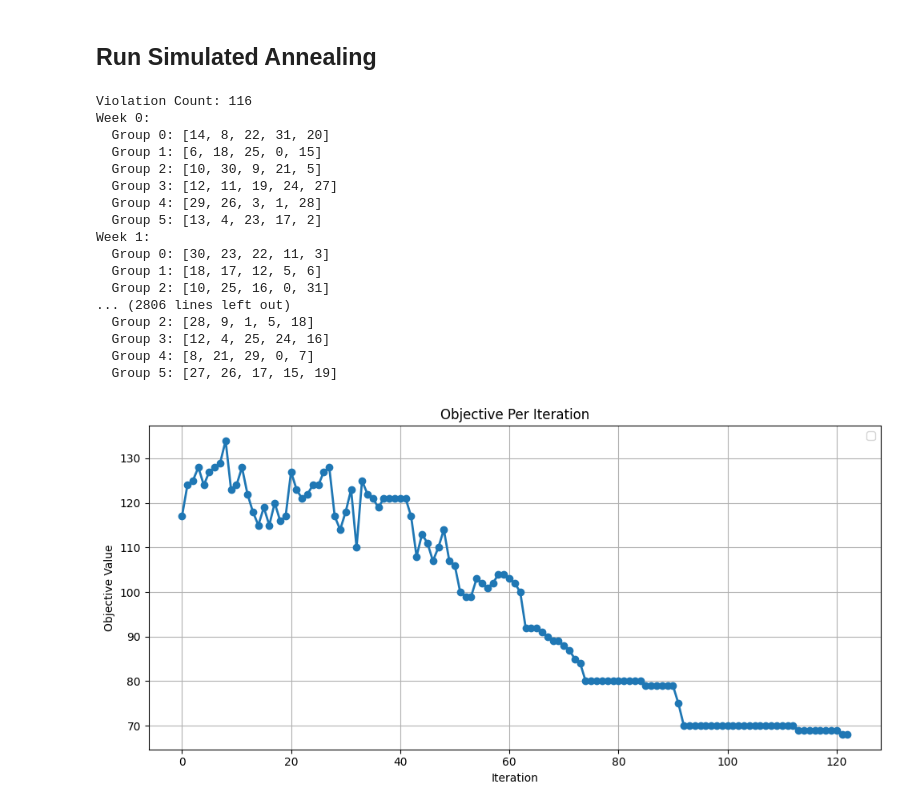
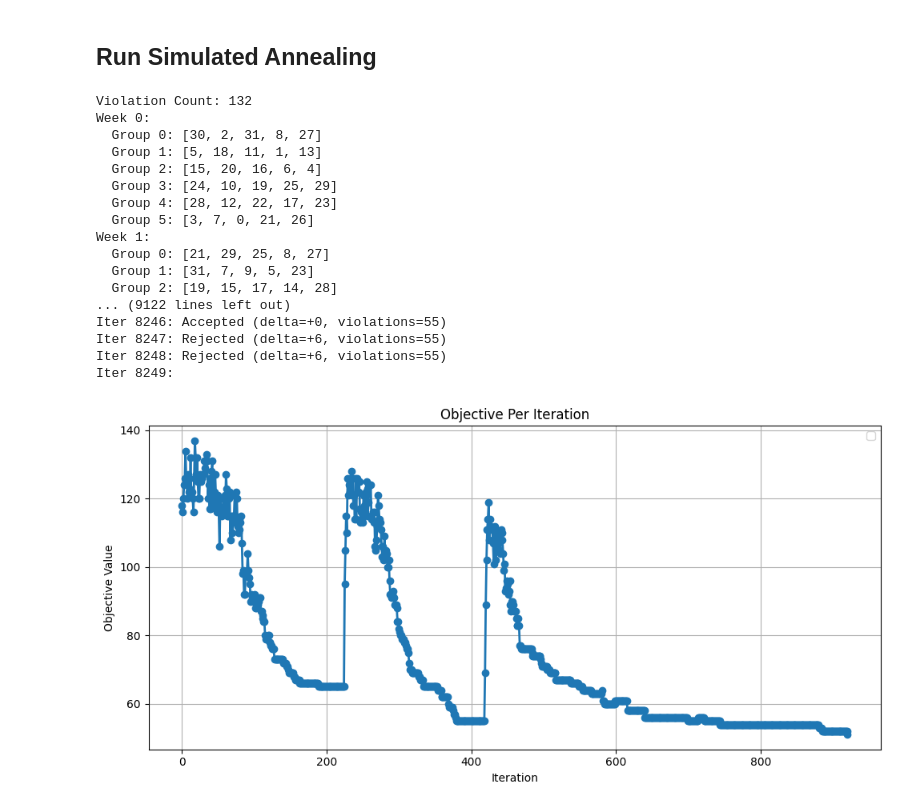
Before and after one commit to Maustrian3/MLOpt, a Jupyter notebook: meta_heuristics/meta_info_plots.ipynb, the cells around one changed output. Cells and saved outputs as stored; diff of their text form; code cells hidden in the pictures.

Commit message:
[SA] Add reheating

```diff
--- a/meta_heuristics/meta_info_plots.ipynb
+++ b/meta_heuristics/meta_info_plots.ipynb
@@ -35,38 +35,42 @@ ALPHA = 0.90
 # %%
 problem_instance = ProblemInstance(NUM_GROUPS,NUM_PLAYERS,NUM_WEEKS)
 neighborhood = Swap2Player()
 solution_instance = SolutionInstance(problem_instance, SolutionInstance.generate_random_solution, neighborhood)
 print(solution_instance)
 sa_solver = SimulatedAnnealing(
     solution_instance,
-    init_temperature=INIT_TEMP,
-    final_temperature=FINAL_TEMP,
-    equilibrium_iterations=EQI_ITER,
-    alpha=ALPHA)
+    init_temperature=100,
+    final_temperature=0.001,
+    equilibrium_iterations=20,
+    alpha=0.95,
+    max_reheats=10,
+    reheat_factor=0.2,
+    no_improvement_threshold=5
+)
 
 
 meta_infos = []
 best_solution = sa_solver.solve()
 print(f"Best solution found with {best_solution.count_violations()} violations: \n{best_solution}")
 meta_infos.append(sa_solver.meta_inf)
 
 MetaInformationPlotter.plot_meta_info(meta_infos=meta_infos)
 # %% [output]
-Violation Count: 116
+Violation Count: 132
 Week 0:
-  Group 0: [14, 8, 22, 31, 20]
-  Group 1: [6, 18, 25, 0, 15]
-  Group 2: [10, 30, 9, 21, 5]
-  Group 3: [12, 11, 19, 24, 27]
-  Group 4: [29, 26, 3, 1, 28]
-  Group 5: [13, 4, 23, 17, 2]
+  Group 0: [30, 2, 31, 8, 27]
+  Group 1: [5, 18, 11, 1, 13]
+  Group 2: [15, 20, 16, 6, 4]
+  Group 3: [24, 10, 19, 25, 29]
+  Group 4: [28, 12, 22, 17, 23]
+  Group 5: [3, 7, 0, 21, 26]
 Week 1:
-  Group 0: [30, 23, 22, 11, 3]
-  Group 1: [18, 17, 12, 5, 6]
-  Group 2: [10, 25, 16, 0, 31]
-... (2806 lines left out)
-  Group 2: [28, 9, 1, 5, 18]
-  Group 3: [12, 4, 25, 24, 16]
-  Group 4: [8, 21, 29, 0, 7]
-  Group 5: [27, 26, 17, 15, 19]
+  Group 0: [21, 29, 25, 8, 27]
+  Group 1: [31, 7, 9, 5, 23]
+  Group 2: [19, 15, 17, 14, 28]
+... (9122 lines left out)
+Iter 8246: Accepted (delta=+0, violations=55)
+Iter 8247: Rejected (delta=+6, violations=55)
+Iter 8248: Rejected (delta=+6, violations=55)
+Iter 8249:
-[figure, old version]
+[figure, new version]
```
Also changed, not shown: parts of 1 cell of this notebook, 1 other file.
